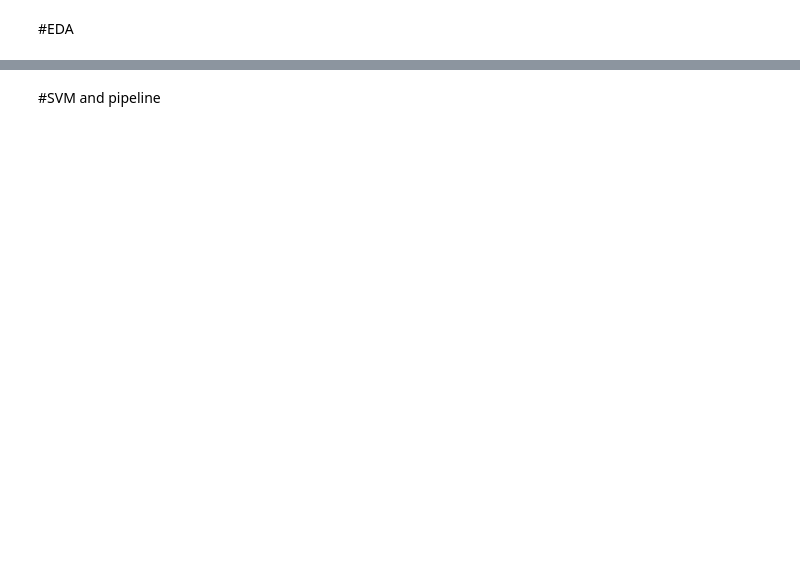
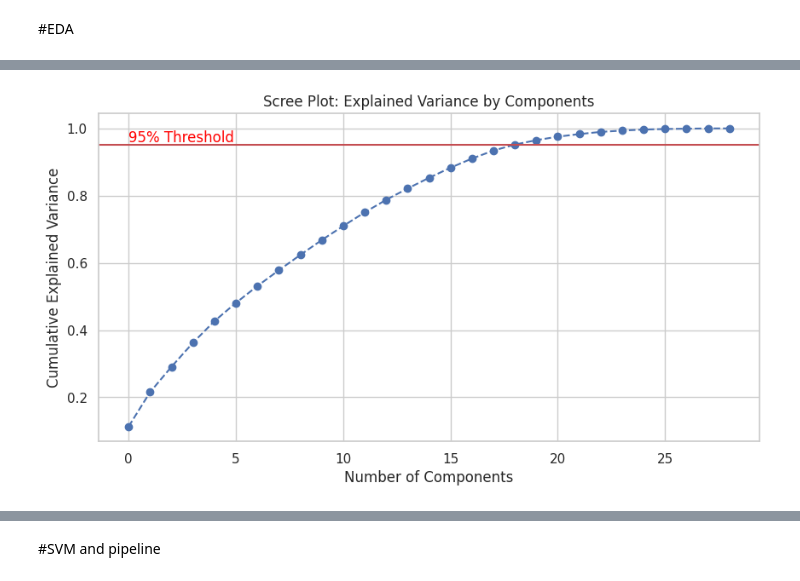
Before and after one commit to MariamKhaled741/Data-computation-project, a Jupyter notebook: Data_computation_project.ipynb, the cells around one changed output, grey strips where cells are left out. Saved outputs shown, nothing was run; the diff lists cells and outputs as text; code cells hidden in the pictures; blank space fills up the shorter version.

```diff
--- a/Data_computation_project.ipynb
+++ b/Data_computation_project.ipynb
@@ -45,0 +308,84 @@ To https://github.com/MariamKhaled741/Data-computation-project.git
+# %%
+"""# 4. Feature Selection (Lasso) & Dimensionality Reduction (PCA)"""
+
+# 4.1 بناء الـ Pipelines وتحويل البيانات (Preprocessing)
+# استخراج قوائم الأعمدة من X_train لضمان الدقة
+num_cols = X_train.select_dtypes(include='number').columns.tolist()
+cat_cols = ['market_segment', 'distribution_channel', 'customer_type', 'hotel',
+            'deposit_type', 'meal', 'reserved_room_type', 'assigned_room_type']
+
+# تعريف الـ Pipelines
+numeric_pipeline = Pipeline(steps=[
+    ('fix_adr', FunctionTransformer(fix_adr)), # تأكدي إن دالة fix_adr تم رن الخلية بتاعتها فوق
+    ('imputer', SimpleImputer(strategy='median')),
+    ('scaler', StandardScaler())
+])
+
+categorical_pipeline = Pipeline(steps=[
+    ('onehot', OneHotEncoder(handle_unknown='ignore'))
+])
+
+# تجميع المعالجة في ColumnTransformer واحد
+preprocess = ColumnTransformer(
+    transformers=[
+        ('num', numeric_pipeline, num_cols),
+        ('cat', categorical_pipeline, cat_cols)
+    ]
+)
+
+# تشغيل الـ Pipeline وتحويل البيانات
+X_train_trans = preprocess.fit_transform(X_train)
+X_test_trans = preprocess.transform(X_test)
+
+# 4.2 استخراج أسماء الميزات بعد الـ OneHotEncoding (مهم للـ Mask)
+cat_features_names = list(
+    preprocess.named_transformers_['cat']
+    .named_steps['onehot']
+    .get_feature_names_out(cat_cols)
+)
+all_features_names = np.array(num_cols + cat_features_names)
+
+# 4.3 اختيار الميزات باستخدام Lasso (L1 Penalty)
+logreg = LogisticRegression(penalty='l1', solver='liblinear', max_iter=1000, C=0.01)
+logreg.fit(X_train_trans, y_train)
+
+# إنشاء الـ Mask للميزات التي لم يصفرها الـ Lasso
+mask = logreg.coef_[0] != 0
+X_train_selected = X_train_trans[:, mask]
+X_test_selected = X_test_trans[:, mask]
+
+# طباعة النتائج للتأكد
+selected_features = all_features_names[mask]
+dropped_features = all_features_names[~mask]
+print(f"--- Feature Selection Results ---")
+print(f"عدد الميزات الأصلية: {len(all_features_names)}")
+print(f"عدد الميزات المختارة بعد Lasso: {len(selected_features)}")
+print(f"الميزات المستبعدة (Coeff = 0): {len(dropped_features)}")
+
+# 4.4 تقليل الأبعاد (PCA)
+# أولاً: رسم الـ Scree Plot لتحديد عدد الـ Components
+pca_full = PCA().fit(X_train_selected)
+
+plt.figure(figsize=(10, 5))
+plt.plot(np.cumsum(pca_full.explained_variance_ratio_), marker='o', linestyle='--')
+plt.axhline(y=0.95, color='r', linestyle='-')
+plt.text(0, 0.96, '95% Threshold', color='red', fontsize=12)
+plt.xlabel('Number of Components')
+plt.ylabel('Cumulative Explained Variance')
+plt.title('Scree Plot: Explained Variance by Components')
+plt.grid(True)
+plt.show()
+
+# ثانياً: تنفيذ الـ PCA النهائي للحفاظ على 95% من التباين
+pca = PCA(n_components=0.95)
+X_train_pca = pca.fit_transform(X_train_selected)
+X_test_pca = pca.transform(X_test_selected)
+
+print(f"\n--- PCA Results ---")
+print(f"حجم البيانات بعد الـ PCA: {X_train_pca.shape}")
+print(f"عدد الـ Components المختارة: {pca.n_components_}")
+
+# 4.5 تحليل إضافي (NMI)
+n_booking = normalized_mutual_info_score(df['booking_changes'], df['is_canceled'])
+print(f"\nNMI (Booking Changes vs Is Canceled): {n_booking:.4f}")
+# %% [output]
@@ -45,0 +396 @@ To https://github.com/MariamKhaled741/Data-computation-project.git
+[figure, added]
```
Also changed, not shown: parts of 109 cells of this notebook.
